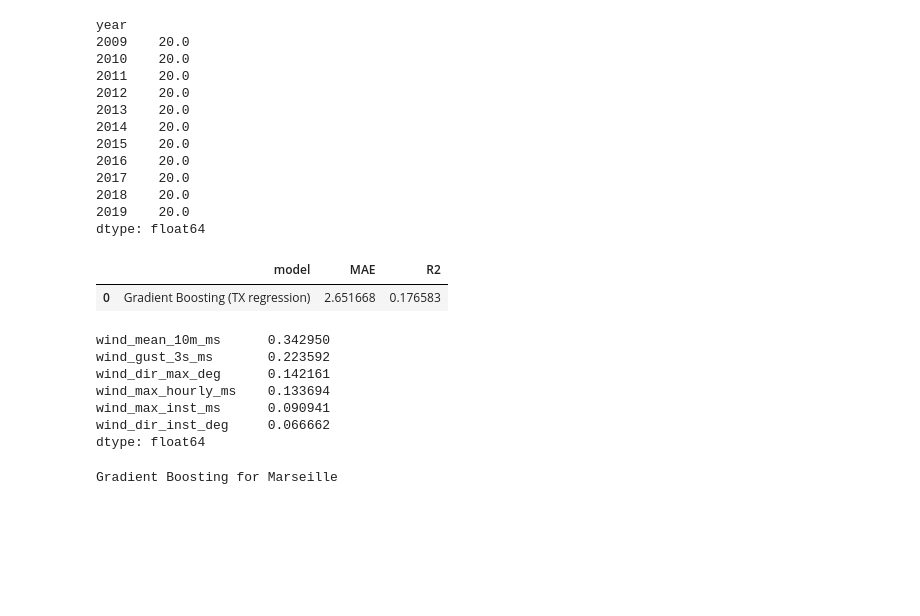
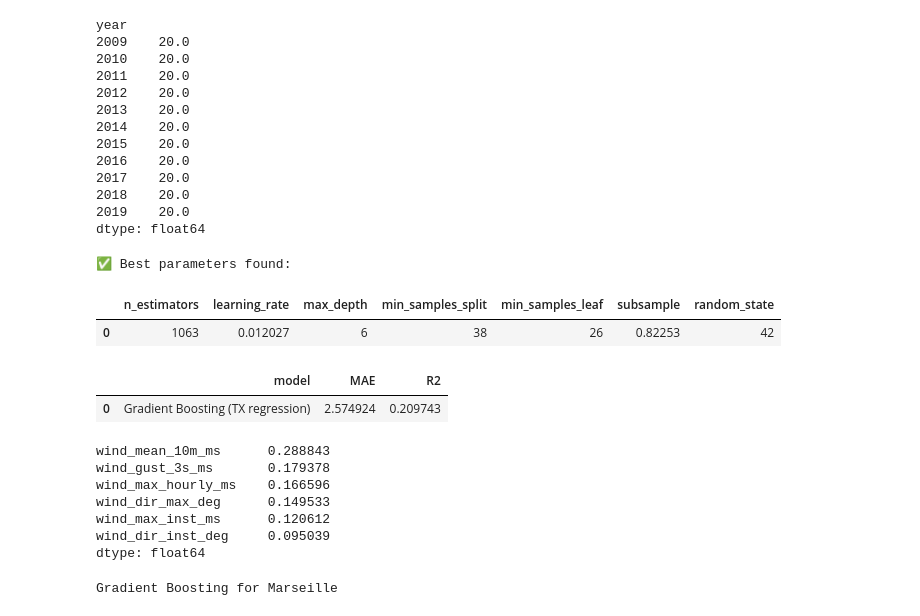
Before and after one commit to VirtuallyCertain/extreme_heat, a Jupyter notebook: notebooks/3_Extreme_Heat_Heatwave_MLAnalysis.ipynb, the cells around one changed output. Cells and saved outputs as stored; diff of their text form; code cells hidden in the pictures; blank space fills up the shorter version.

Commit message:
optuna hyperparameter tuning

```diff
--- a/notebooks/3_Extreme_Heat_Heatwave_MLAnalysis.ipynb
+++ b/notebooks/3_Extreme_Heat_Heatwave_MLAnalysis.ipynb
@@ -353,21 +353,48 @@ year
 2018    20.0
 2019    20.0
 dtype: float64
+# %%
+import optuna
+from sklearn.model_selection import cross_val_score
+optuna.logging.set_verbosity(optuna.logging.WARNING)  # suppress verbose logs
+
+# Train / test split (NO stratify for regression)
+X_train, X_test, y_train, y_test = train_test_split(
+    X, y,
+    test_size=0.2,
+    random_state=42
+)
+
+# ── Optuna hyperparameter tuning ──────────────────────────────────────────────
+def objective(trial):
+    params = {
+        'n_estimators':      trial.suggest_int('n_estimators', 300, 1500),
+        'learning_rate':     trial.suggest_float('learning_rate', 0.01, 0.15, log=True),
+        'max_depth':         trial.suggest_int('max_depth', 2, 6),
+        'min_samples_split': trial.suggest_int('min_samples_split', 10, 60),
+        'min_samples_leaf':  trial.suggest_int('min_samples_leaf', 5, 30),
+        'subsample':         trial.suggest_float('subsample', 0.6, 1.0),
+        'random_state':      42
+    }
+    gbr = GradientBoostingRegressor(**params)
+    score = cross_val_score(gbr, X_train, y_train,
+                            cv=5, scoring='neg_mean_absolute_error', n_jobs=-1)
+    return score.mean()  # maximize (less negative = better)
+
+study = optuna.create_study(direction='maximize')
+study.optimize(objective, n_trials=100, show_progress_bar=True)
+
+best_params = study.best_params
+best_params['random_state'] = 42
+
+print("✅ Best parameters found:")
+display(pd.DataFrame([best_params]))
+# %% [output]
+✅ Best parameters found:
+|  | n_estimators | learning_rate | max_depth | min_samples_split | min_samples_leaf | subsample | random_state |
+| 0 | 1063 | 0.012027 | 6 | 38 | 26 | 0.82253 | 42 |
 # %%
-
-
-
-# Train / test split (NO stratify for regression)
-X_train, X_test, y_train, y_test = train_test_split(
-    X, y,
-    test_size=0.3,
-    random_state=42
-)
-
-# Model
-# Regression not classifiction for continiiys TX values.
-# Will use MAE, R² to eveluate.
-model = GradientBoostingRegressor(random_state=42)
+model = GradientBoostingRegressor(**best_params)
 model.fit(X_train, y_train)
 
 # Predictions
@@ -382,51 +409,48 @@ results_df = pd.DataFrame([{
 
 display(results_df)
 
-
 # Feature importance
 importances = pd.Series(
     model.feature_importances_,
     index=features
 ).sort_values(ascending=False)
 
-
-#print("Feature importance")
 display(importances)
 
 print('\n\n')
 print(f"Gradient Boosting for {CITY}")
 
 
 # Interpretation:
 # The Gradient Boosting regression model shows moderate errors (MAE ≈ 2.8 °C)
 # and low explained variance (R² ≈ 0.14), indicating that wind variables alone
 # capture only a small fraction of daily maximum temperature (TX) variability.
 #
 # Among the wind features, wind_mean_10m_ms has the highest relative importance,
 # suggesting that near-surface wind intensity is the most informative wind-related
 # predictor of TX in this dataset. Wind direction variables are of secondary
 # importance, likely reflecting higher variability and regime dependence.
 #
 # Next steps:
 # 1. Reproduce for the other cities.
 #    Optional: try other models.
 # 2. Add a persistence baseline (TX at t−1) to quantify the marginal contribution
 #    of wind variables beyond simple temperature correlation.
 # 3. If time allows: look to incorporate humidity data, which is expected to play a stronger role in
 #    modulating extreme temperatures.
 # 4. Beyond the scope of this work: look for data availability, extend the analysis to r
 #    adiative drivers (e.g. cloud cover and incoming solar radiation) to determine their impact on
 #    the results.
 # 5. R2 =0.14 is weak
 # %% [output]
 |  | model | MAE | R2 |
-| 0 | Gradient Boosting (TX regression) | 2.651668 | 0.176583 |
+| 0 | Gradient Boosting (TX regression) | 2.574924 | 0.209743 |
-wind_mean_10m_ms      0.342950
-wind_gust_3s_ms       0.223592
-wind_dir_max_deg      0.142161
-wind_max_hourly_ms    0.133694
-wind_max_inst_ms      0.090941
-wind_dir_inst_deg     0.066662
+wind_mean_10m_ms      0.288843
+wind_gust_3s_ms       0.179378
+wind_max_hourly_ms    0.166596
+wind_dir_max_deg      0.149533
+wind_max_inst_ms      0.120612
+wind_dir_inst_deg     0.095039
 dtype: float64
 Gradient Boosting for Marseille
 # %%
```
Also changed, not shown: 3 other files.
